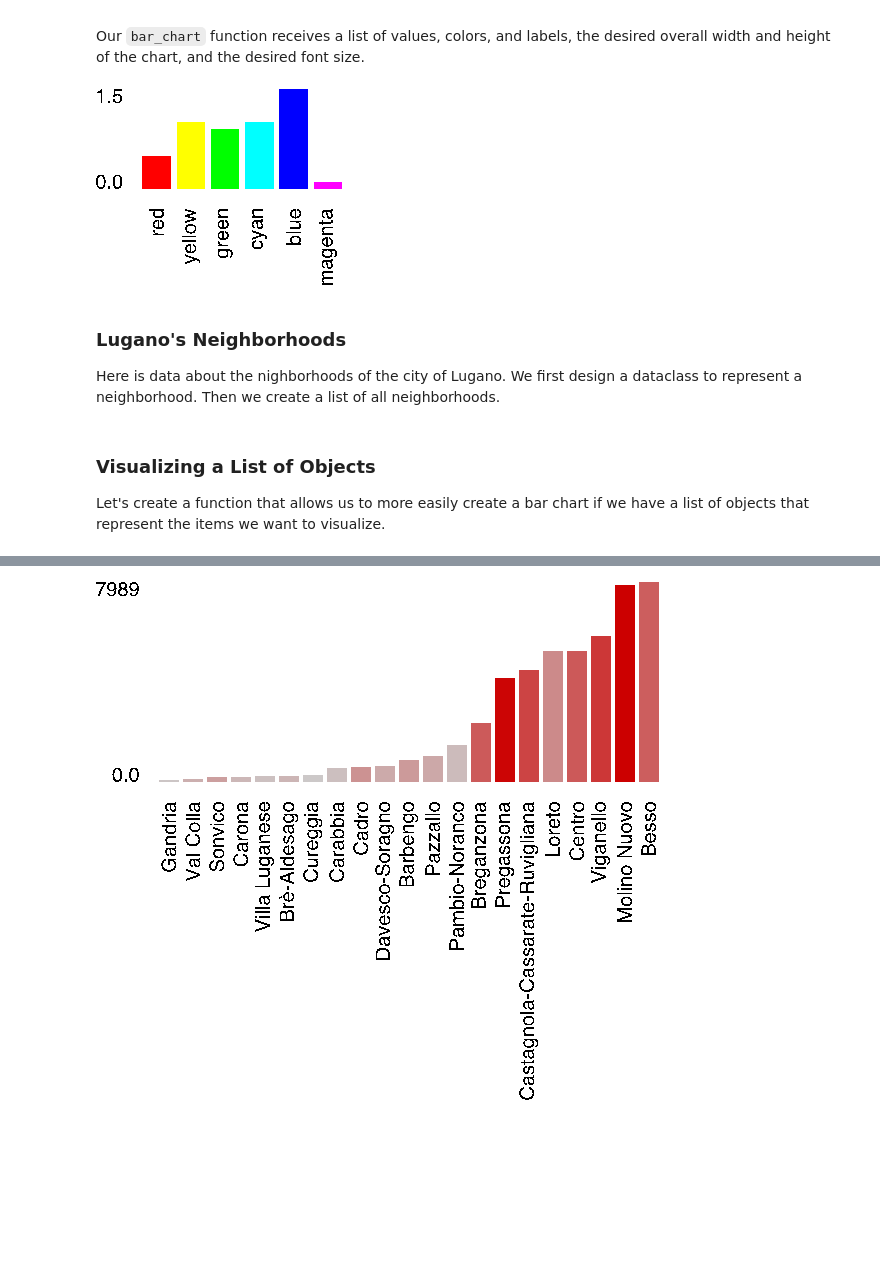
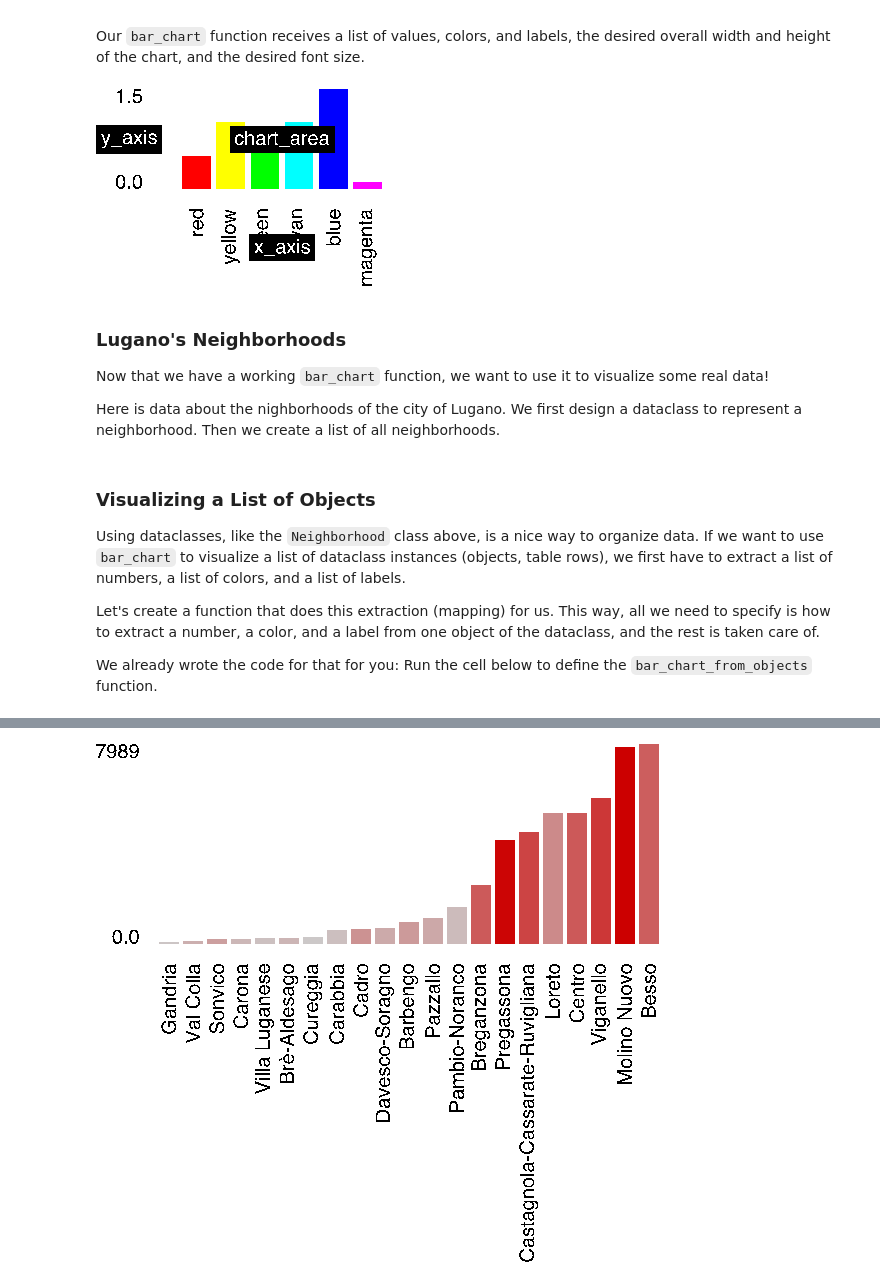
Before and after one commit to LuCEresearchlab/pytamaro-web, a Jupyter notebook: learning_modules/labeled-color-bar-chart/labeled-color-bar-chart-en-v1.ipynb, the cells around one changed output, grey strips where cells are left out. Cells and saved outputs as stored; diff of their text form; code cells hidden in the pictures; blank space fills up the shorter version.

```diff
--- a/learning_modules/labeled-color-bar-chart/labeled-color-bar-chart-en-v1.ipynb
+++ b/learning_modules/labeled-color-bar-chart/labeled-color-bar-chart-en-v1.ipynb
@@ -25 +39,9 @@ Let's implement two functions to create gaps: `hgap` to create a horizontal gap
+# %%
+from pytamaro import Graphic, rectangle, black
+
+def hgap(gap_width: float) -> Graphic:
+    return #TODO
+
+def vgap(gap_height: float) -> Graphic:
+    return #TODO
 # %%
@@ -103,7 +126,7 @@ from pytamaro import (
 )
 
 # Not for students: To produce annotated version of the chart
-ANNOTATION_AREA_BACKGROUND = rgb_color(217, 224, 234)
+ANNOTATION_AREA_BACKGROUND = white #rgb_color(217, 224, 234)
 
 def annotation(label: str, font_size: float) -> Graphic:
     t = text(label, "Helvetica", font_size, white)
@@ -159,10 +184,10 @@ Use the given font size for the texts, and use a font like `"Helvetica"`.
 from pytamaro import overlay, rotate, text, black, top_left, top_right
 
 def x_axis_label(label_width: float, label: str, font_size: float) -> Graphic:
-    pass
+    return #TODO
 
 def x_axis(label_strings: list[str], width: float, font_size: float) -> Graphic:
-    pass
+    return #TODO
 
 show_graphic(x_axis(["red", "yellow", "green", "cyan", "blue", "magenta"], 200, 20))
 # %%
@@ -253,35 +282,35 @@ show_graphic(
 from pytamaro import beside, above
 
 # the annotate parameter is for generating the chart structure image (not part of what students need to generage)
 def bar_chart(values: list[float], colors: list[Color], labels: list[str], width: float, height: float, font_size: float, annotate: bool) -> Graphic:
     return compose(
         pin(top_right,
             beside(
                 y_axis(values, height, font_size, annotate),
                 hgap(font_size)
             )
         ),
         pin(top_left,
             above(
                 chart_area(values, colors, width, height, font_size, annotate),
                 above(
                     vgap(font_size),
                     x_axis(labels, width, font_size, annotate)
                 )
             )
         )
     )
 
 show_graphic(
     bar_chart(
         [0.5, 1.0, 0.9, 1.0, 1.5, 0.1],
         [red, yellow, green, cyan, blue, magenta],
         ["red", "yellow", "green", "cyan", "blue", "magenta"],
-        200, 100, 20, False
+        200, 100, 20, True
     )
 )
 # %% [output]
-[figure, old version]
+[figure, new version]
 # %%
 #teacher-only
 from pytamaro import save_graphic
@@ -307,6 +336,8 @@ save_graphic(
 )
 # %% [markdown]
 ### Lugano's Neighborhoods
+
+Now that we have a working `bar_chart` function, we want to use it to visualize some real data!
 
 Here is data about the nighborhoods of the city of Lugano.
 We first design a dataclass to represent a neighborhood.
@@ -346,11 +377,19 @@ lugano_neighborhoods = [
     Neighborhood("Viganello", 7021, 1.2, 283, 283),
     Neighborhood("Villa Luganese", 557, 2.21, 603, 1350),
 ]
-# %% [markdown]
-### Visualizing a List of Objects
-
-Let's create a function that allows us to more easily create a bar chart
-if we have a list of objects that represent the items we want to visualize.
+# %% [markdown]
+### Visualizing a List of Objects
+
+Using dataclasses, like the `Neighborhood` class above, is a nice way to organize data.
+If we want to use `bar_chart` to visualize a list of dataclass instances (objects, table rows),
+we first have to extract a list of numbers, a list of colors, and a list of labels.
+
+Let's create a function that does this extraction (mapping) for us.
+This way, all we need to specify is how to extract a number, a color, and a label
+from one object of the dataclass, and the rest is taken care of.
+
+We already wrote the code for that for you:
+Run the cell below to define the `bar_chart_from_objects` function.
 # %%
 
 from typing import Callable
```
Also changed, not shown: parts of 18 cells of this notebook.
